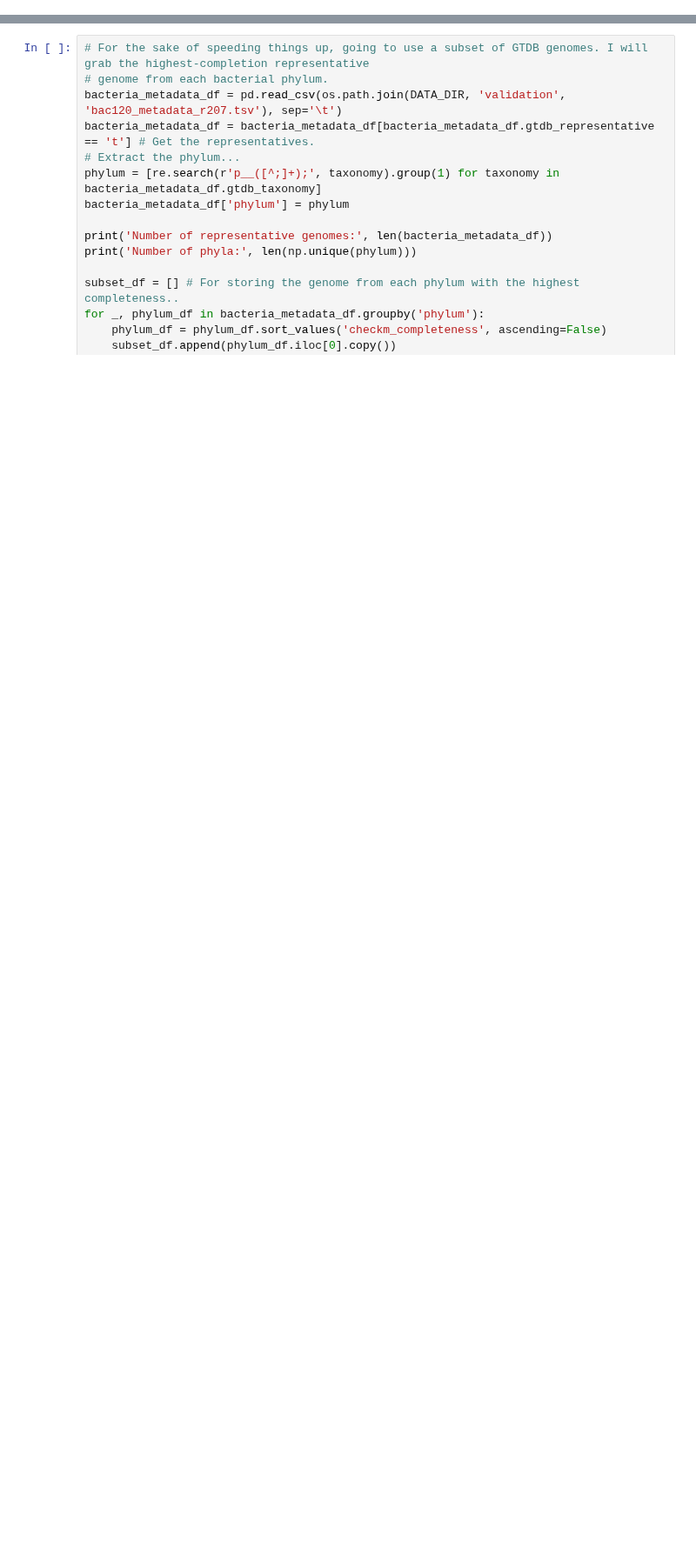
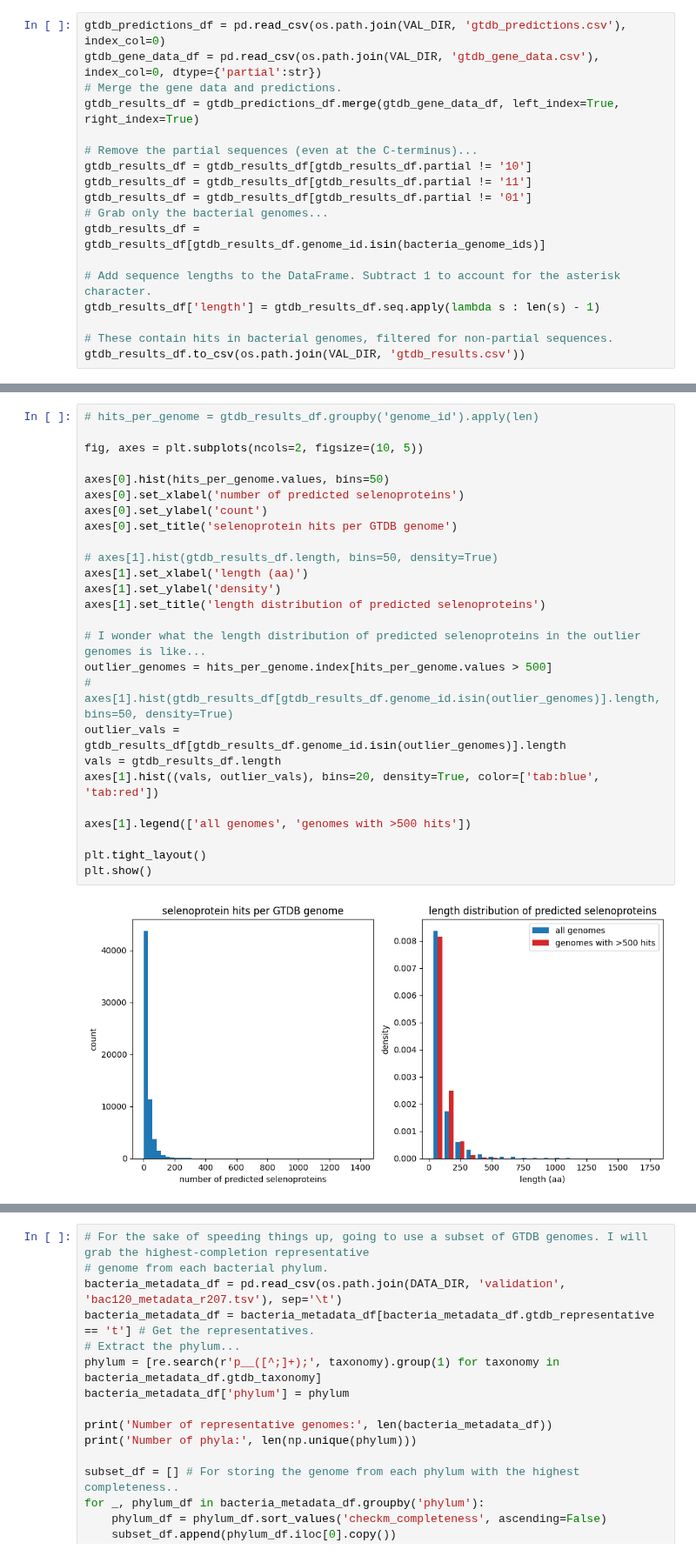
Before and after one commit to pipparichter/selenobot, a Jupyter notebook: notebooks/sandbox.ipynb, the cells around one changed output, grey strips where cells are left out. Shown at 87% size. Cells and saved outputs as stored; diff of their text form; blank space fills up the shorter version.

```diff
--- a/notebooks/sandbox.ipynb
+++ b/notebooks/sandbox.ipynb
@@ -56,0 +76,18 @@ gtdb_predictions_df
+# %%
+gtdb_predictions_df = pd.read_csv(os.path.join(VAL_DIR, 'gtdb_predictions.csv'), index_col=0)
+gtdb_gene_data_df = pd.read_csv(os.path.join(VAL_DIR, 'gtdb_gene_data.csv'), index_col=0, dtype={'partial':str})
+# Merge the gene data and predictions.
+gtdb_results_df = gtdb_predictions_df.merge(gtdb_gene_data_df, left_index=True, right_index=True)
+
+# Remove the partial sequences (even at the C-terminus)...
+gtdb_results_df = gtdb_results_df[gtdb_results_df.partial != '10']
+gtdb_results_df = gtdb_results_df[gtdb_results_df.partial != '11']
+gtdb_results_df = gtdb_results_df[gtdb_results_df.partial != '01']
+# Grab only the bacterial genomes...
+gtdb_results_df = gtdb_results_df[gtdb_results_df.genome_id.isin(bacteria_genome_ids)]
+
+# Add sequence lengths to the DataFrame. Subtract 1 to account for the asterisk character.
+gtdb_results_df['length'] = gtdb_results_df.seq.apply(lambda s : len(s) - 1)
+
+# These contain hits in bacterial genomes, filtered for non-partial sequences.
+gtdb_results_df.to_csv(os.path.join(VAL_DIR, 'gtdb_results.csv'))
@@ -56,0 +107,28 @@ gtdb_predictions_df
+# %%
+# hits_per_genome = gtdb_results_df.groupby('genome_id').apply(len)
+
+fig, axes = plt.subplots(ncols=2, figsize=(10, 5))
+
+axes[0].hist(hits_per_genome.values, bins=50)
+axes[0].set_xlabel('number of predicted selenoproteins')
+axes[0].set_ylabel('count')
+axes[0].set_title('selenoprotein hits per GTDB genome')
+
+# axes[1].hist(gtdb_results_df.length, bins=50, density=True)
+axes[1].set_xlabel('length (aa)')
+axes[1].set_ylabel('density')
+axes[1].set_title('length distribution of predicted selenoproteins')
+
+# I wonder what the length distribution of predicted selenoproteins in the outlier genomes is like...
+outlier_genomes = hits_per_genome.index[hits_per_genome.values > 500]
+# axes[1].hist(gtdb_results_df[gtdb_results_df.genome_id.isin(outlier_genomes)].length, bins=50, density=True)
+outlier_vals = gtdb_results_df[gtdb_results_df.genome_id.isin(outlier_genomes)].length
+vals = gtdb_results_df.length
+axes[1].hist((vals, outlier_vals), bins=20, density=True, color=['tab:blue', 'tab:red'])
+
+axes[1].legend(['all genomes', 'genomes with >500 hits'])
+
+plt.tight_layout()
+plt.show()
+# %% [output]
+[figure, added]
```
Also changed, not shown: parts of 17 cells of this notebook, 7 other files.
